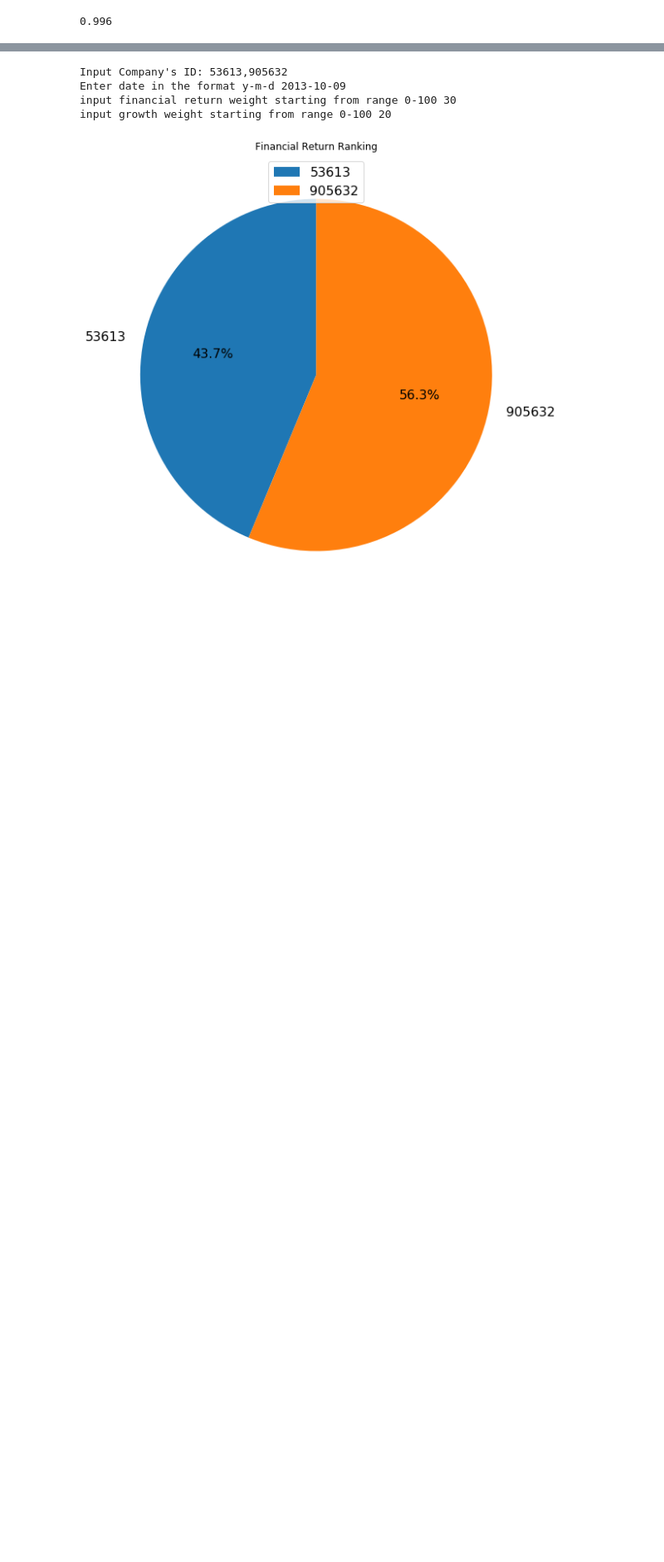
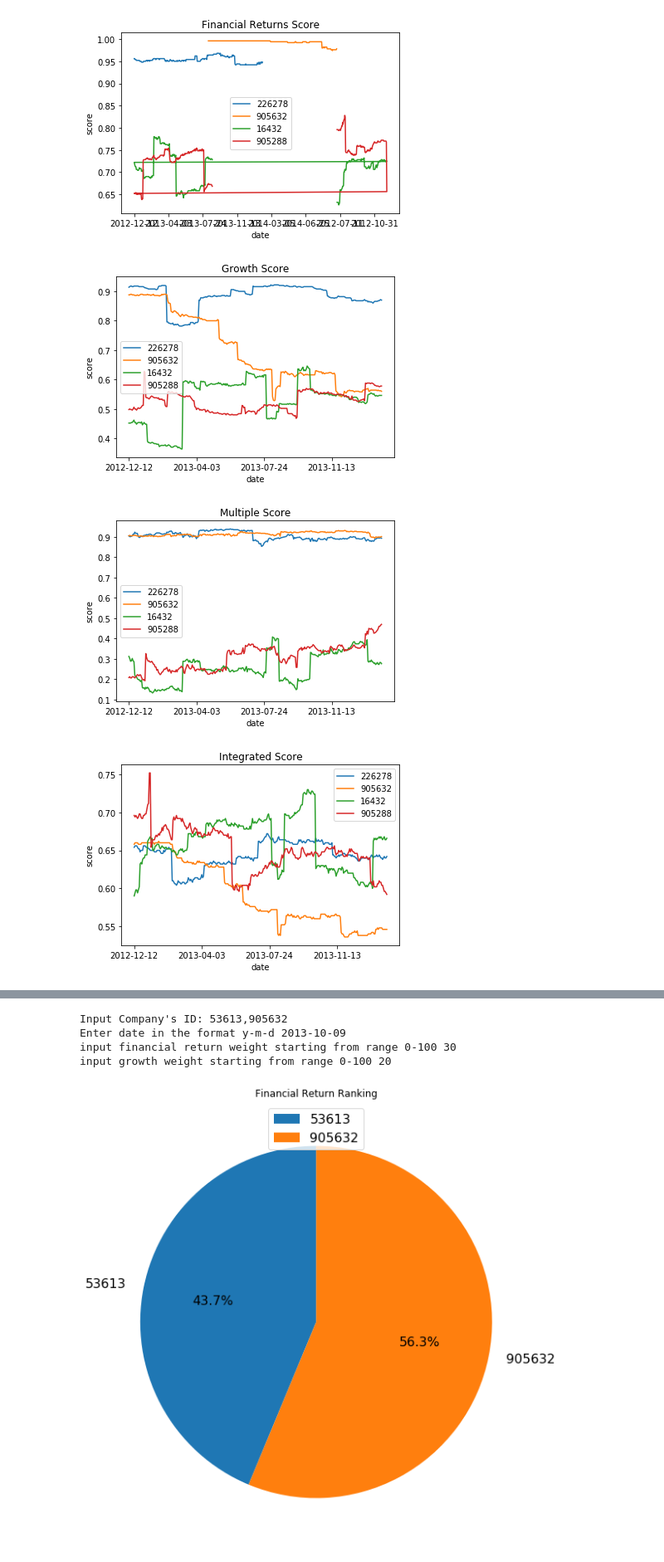
Before and after one commit to nikicollette/samuel, a Jupyter notebook: samuel_jupyter.ipynb, the cells around one changed output, grey strips where cells are left out. Shown at 83% size. Cells and saved outputs as stored; diff of their text form; code cells hidden in the pictures; blank space fills up the shorter version.

```diff
--- a/samuel_jupyter.ipynb
+++ b/samuel_jupyter.ipynb
@@ -1,6 +1,7 @@
 # %%
 import requests
 import json
+import matplotlib.pyplot as plt
 
 import pandas as pd
 
@@ -24,10 +25,8 @@ session.headers.update({"Authorization":"Bearer "+ access_token})
 request_url = "https://api.marquee.gs.com/v1/data/USCANFPP_MINI/query"
 
 request_query = {
-                    "where": {
-                        "gsid": "226278"
-                    },
                     "startDate": "2012-01-01",
+                    "limit": 300
                }
 
 request = session.post(url=request_url, json=request_query)
@@ -87,7 +71,77 @@ results
+# %%
+import matplotlib
+import matplotlib.ticker as plticker
+def temp(gsid):
+    fig, ax = plt.subplots(1,1)
+    datetemp = results[results["gsid"] == gsid[0]]
+    i = 0
+    for val in gsid:
+        temp = results[results["gsid"] == val]
+        datetemp = results[results["gsid"] == gsid[i]]
+        ax.plot(datetemp["date"], temp["financialReturnsScore"])
+        i +=1
+
+
+
+    loc = plticker.MultipleLocator(base=80.0) # this locator puts ticks at regular intervals
+    ax.xaxis.set_major_locator(loc)
+    ax.legend(gsid)
+    ax.set_ylabel("score")
+    ax.set_xlabel("date")
+    ax.set_title("Financial Returns Score")
+
+
+
+    fig, ax = plt.subplots(1,1)
+    datetemp = results[results["gsid"] == gsid[0]]
+    for val in gsid:
+        temp = results[results["gsid"] == val]
+        ax.plot(datetemp["date"], temp["growthScore"])
+
+    loc = plticker.MultipleLocator(base=80.0) # this locator puts ticks at regular intervals
+    ax.xaxis.set_major_locator(loc)
+    ax.legend(gsid)
+    ax.set_ylabel("score")
+    ax.set_xlabel("date")
+    ax.set_title("Growth Score")
+
+    fig, ax = plt.subplots(1,1)
+    datetemp = results[results["gsid"] == gsid[0]]
+    for val in gsid:
+        temp = results[results["gsid"] == val]
+        ax.plot(datetemp["date"], temp["multipleScore"])
+
+    loc = plticker.MultipleLocator(base=80.0) # this locator puts ticks at regular intervals
+    ax.xaxis.set_major_locator(loc)
+    ax.legend(gsid)
+    ax.set_ylabel("score")
+    ax.set_xlabel("date")
+    ax.set_title("Multiple Score")
+
+
+    fig, ax = plt.subplots(1,1)
+    datetemp = results[results["gsid"] == gsid[0]]
+    for val in gsid:
+        temp = results[results["gsid"] == val]
+        ax.plot(datetemp["date"], temp["integratedScore"])
+
+    loc = plticker.MultipleLocator(base=80.0) # this locator puts ticks at regular intervals
+    ax.xaxis.set_major_locator(loc)
+    ax.legend(gsid)
+    ax.set_ylabel("score")
+    ax.set_xlabel("date")
+    ax.set_title("Integrated Score")
+
+
+
+temp(['226278', '905632', '16432','905288'])
+# %% [output]
+[figure, added]
+[figure, added]
+[figure, added]
+[figure, added]
 # %%
 print(results["financialReturnsScore"].max())
-# %% [output]
-0.996
 # %%
 #given an input of an array of gsid and a period of time.. start and end points , produce visual image for each of the features
 
```
Also changed, not shown: parts of 5 cells of this notebook, 2 other files.
